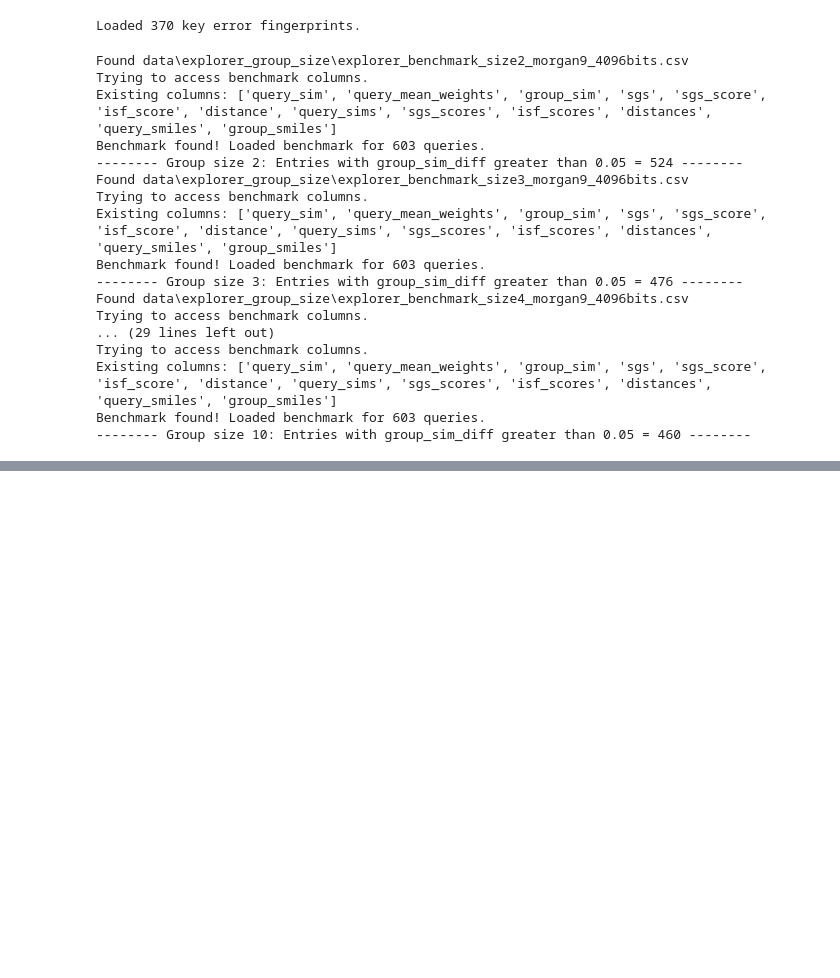
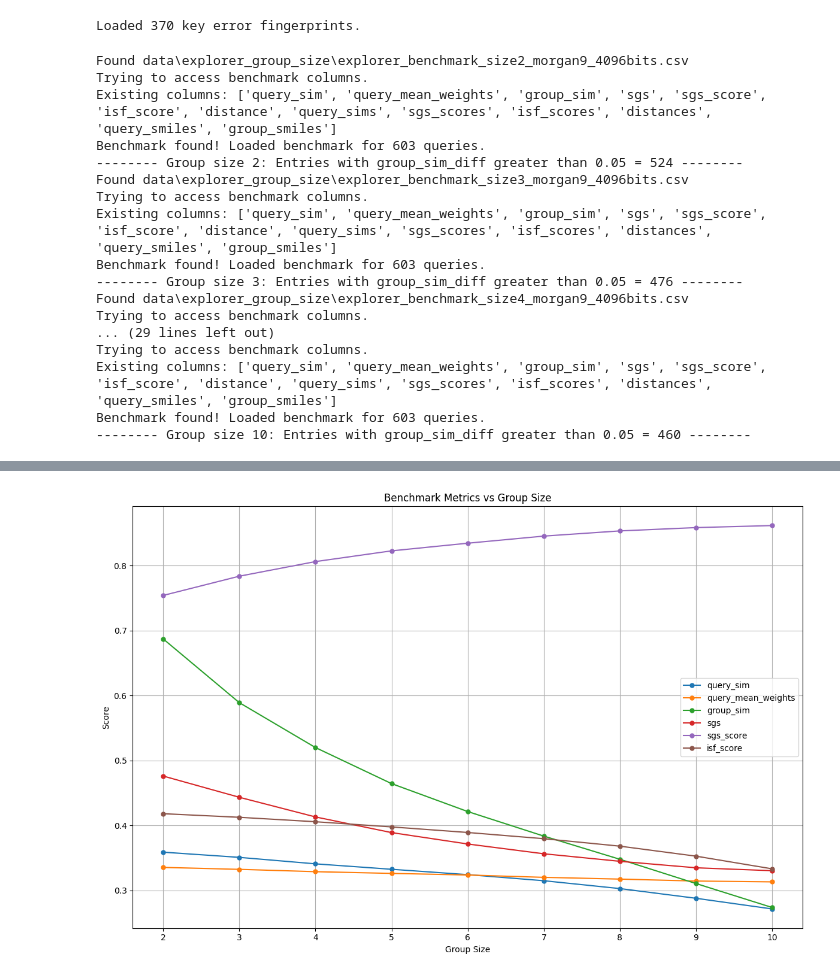
Before and after one commit to Knerten0815/master-thesis-code, a Jupyter notebook: benchmark_group_size_chemspaceExplorer.ipynb, the cells around one changed output, grey strips where cells are left out. Drawn from its saved outputs; the diff is of its cells as text; code cells hidden in the pictures; blank space fills up the shorter version.

Commit message:
added plots for chemspaceexplorer benchmark.

```diff
--- a/benchmark_group_size_chemspaceExplorer.ipynb
+++ b/benchmark_group_size_chemspaceExplorer.ipynb
@@ -284,6 +284,8 @@ def get_fingerprint(inchikey, key_error_fps, fpgen, mol):
 
 query_id = 11
 key_error_fps = {}
+fpgen = rdFingerprintGenerator.GetMorganGenerator(radius=MORGAN_RADIUS, fpSize=FINGERPRINT_BITS)
+analogue_ids = n_analogues[n_analogues["query_spectrum_id"] == query_id].index.tolist()
 
 query_inchikey = query_spectra[query_id].metadata["inchikey"][:14]
 query_fp = get_fingerprint(query_inchikey, key_error_fps, fpgen, query_mols[query_id])
@@ -328,11 +337,7 @@ def get_group_sized_benchmark_df_file(df_file, query_mols, n_analogues, morgan_r
         # generate benchmark dataframe with len(query_mols) rows
         analogue_df = pd.DataFrame(index=range(len(query_mols)),
                                    dtype=object,
-                                   columns=[
-                                       "query_sim", "query_mean_weights", "group_sim", "sgs", "sgs_score", "isf_score", "distance",
-                                       "query_sims","sgs_scores", "isf_scores", "distances",
-                                       "query_smiles", "group_smiles",
-                                       ])
+                                   columns=columns)
 
         simmap_fp_function = FingerprintFunction(fingerprint="MORGAN")
         simmap_fp_function.fp_type = "count"
@@ -344,7 +349,6 @@ def get_group_sized_benchmark_df_file(df_file, query_mols, n_analogues, morgan_r
         n_analogues = generate_analogue_mols(n_analogues, n=group_size)
 
         for query_id, query in tqdm(enumerate(query_mols), desc="Processing queries", leave=False, total=len(query_mols)):
-            #analogues = get_query_analogues(query_id=query_id, analogues_df=n_analogues)
             analogue_ids = n_analogues[n_analogues["query_spectrum_id"] == query_id].index.tolist()
             if len(analogue_ids) < 2:
                 print(f"Skipping query {query_id} with less than 2 analogues.")
@@ -504,0 +539,7 @@ all_dfs[0].infer_objects().describe()
+# %%
+benchmark_columns = columns[:6]
+benchmark_df = pd.DataFrame(columns=benchmark_columns, index=pd.Index([], name='n'))
+
+for i, df in enumerate(all_dfs):
+    n = i + 2
+    benchmark_df.loc[n, benchmark_columns] = df[benchmark_columns].mean()
@@ -504,0 +560,23 @@ all_dfs[0].infer_objects().describe()
+# %%
+import matplotlib.pyplot as plt
+
+# Create a single plot with all metrics
+fig, ax = plt.subplots(figsize=(12, 8))
+
+x = benchmark_df.index
+
+# Plot all columns as separate lines on the same plot
+for column in benchmark_columns:
+    y = benchmark_df[column]
+    ax.plot(x, y, label=column, marker='o', markersize=5)
+
+ax.set_xlabel("Group Size")
+ax.set_ylabel("Score")
+ax.set_title("Benchmark Metrics vs Group Size")
+ax.grid(True)
+ax.legend()
+
+plt.tight_layout()
+plt.show()
+# %% [output]
+[figure, added]
```
Also changed, not shown: parts of 12 cells of this notebook, 1 other file.
